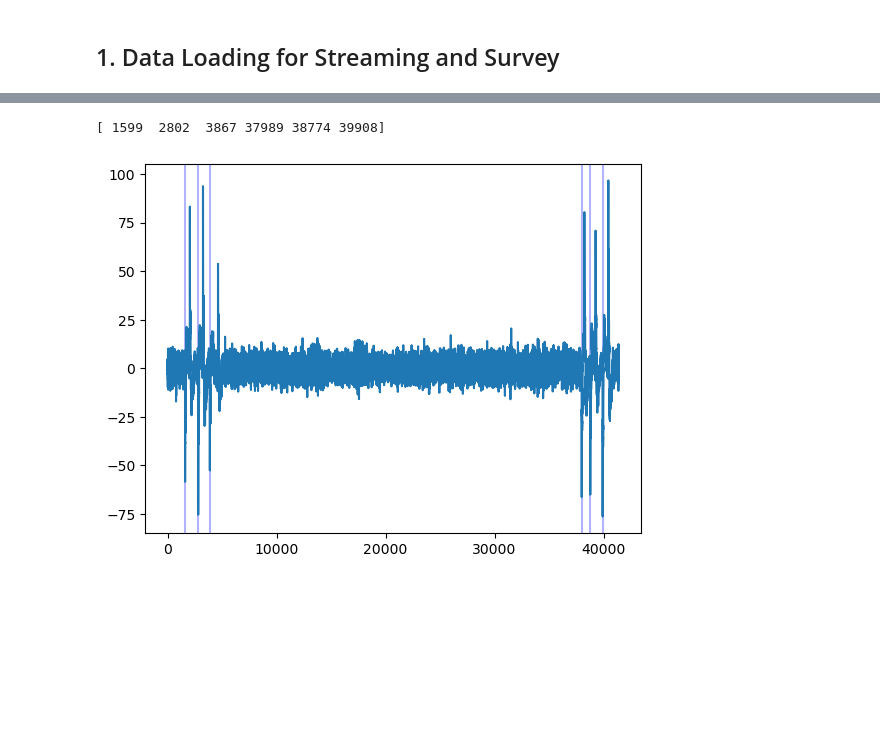
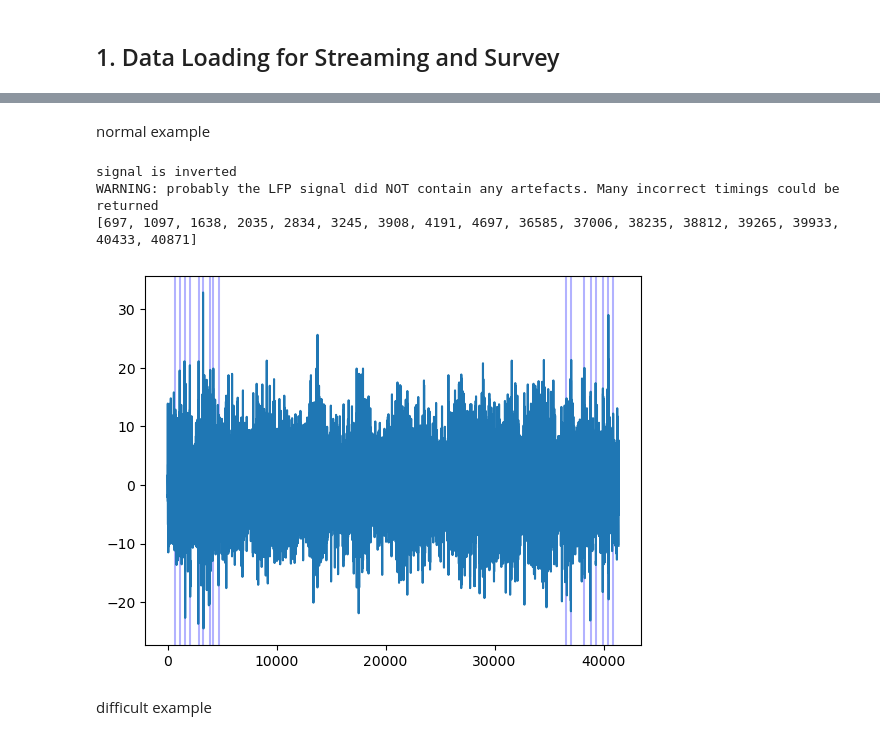
Before and after one commit to jgvhabets/PyPerceive, a Jupyter notebook: code/notebooks/sync_test.ipynb, the cells around one changed output, grey strips where cells are left out. Cells and saved outputs as stored; diff of their text form; code cells hidden in the pictures; blank space fills up the shorter version.

```diff
--- a/code/notebooks/sync_test.ipynb
+++ b/code/notebooks/sync_test.ipynb
@@ -57,9 +64,8 @@ import PerceiveImport.methods.metadata_helpers as metaHelpers
 # %%
-from scipy.signal import find_peaks
-
 def find_LFP_sync_artefact(
     lfp_data: np.ndarray, fs: int = 250,
     use_kernel: str = '1',
+    consider_first_seconds=None,
 ):
     """
     Function that finds artefacts caused by
@@ -82,6 +88,8 @@ def find_LFP_sync_artefact(
             kernel 1 is straight-forward and finds a steep decrease,
             kernel 2 mimics the steep decrease and slow
             recovery of the signal.
+        - consider_first_seconds: if given, only artefacts in the first
+            (and last) n-seconds are considered
 
     Returns:
         - list of idx: a list with all stim-artefact starts. This
@@ -111,6 +119,10 @@ def find_LFP_sync_artefact(
     # # normalise dot product results
     res = res / max(res)
 
+    # calculate a ratio between std dev and maximum during
+    # the first seconds to check whether an stim-artef was present
+    ratio_max_sd = np.max(res[:fs*20] / np.std(res[:fs*5]))
+
     # use peak of kernel dot products
     pos_idx = find_peaks(x=res, height=.5 * max(res[:fs*10]),
                         distance=fs)[0]
@@ -126,24 +138,42 @@ def find_LFP_sync_artefact(
 
     # return either POS or NEG peak-indices based on normal or inverted signal
     if not signal_inverted:
-        return pos_idx  # this is for 'normal' signal
+        stim_idx = pos_idx  # this is for 'normal' signal
 
     elif signal_inverted:
-        return neg_idx  # if signal is inverted
+        stim_idx = neg_idx
+
+    # check warn if NO STIM artefacts are suspected
+    if len(stim_idx) > 20 and ratio_max_sd < 8:
+        print('WARNING: probably the LFP signal did NOT'
+              ' contain any artefacts. Many incorrect timings'
+              ' could be returned')
+
+    if consider_first_seconds:
+        border_start = fs*consider_first_seconds
+        border_end = len(lfp_data) - (fs * consider_first_seconds)
+        sel = np.logical_or(np.array(stim_idx) < border_start,
+                             np.array(stim_idx) > border_end)
+        stim_idx = list(compress(stim_idx, sel))
+
+    return stim_idx  # if signal is inverted
 # %% [markdown]
 ## 1. Data Loading for Streaming and Survey
 # %%
 # define an example instance and fill in the values of the dataclass PerceiveData
 # choose the values you are interested in analyzing further
 
+importlib.reload(task_class)
+
 norm = main_class.PerceiveData(
     sub = "020",
     incl_modalities=['streaming',],
-    incl_session = ["fu23m"],
-    incl_condition =['m1s0'],
+    incl_session = ["fu23m", 'fu3m'],
+    incl_condition =['m1s0', 'm0s0', 'm1s1'],
     incl_task = ["rest"],
     # incl_contact = ["RingL", "SegmInterR", "SegmIntraR"],
     import_json=False,
     warn_for_metaNaNs=True,
+    allow_NaNs_in_metadata=True
 )
 # %% [output]
@@ -159,23 +223,30 @@ Ready.
+# %% [markdown]
+normal example
 # %%
 # define data
 normdata = norm.streaming.fu23m.m1s0.rest.run1.data
-ch_i = 0
+ch_i = 1
 lfp_sig = normdata.get_data()[ch_i]
 # get stim-artefact indices
 art_idx = find_LFP_sync_artefact(
     lfp_data=lfp_sig, fs=250,
     use_kernel='2',
+    consider_first_seconds=20
 )
 print(art_idx)
 for xline in art_idx:
     plt.axvline(x=xline, ymin=min(lfp_sig), ymax=max(lfp_sig),
                 color='blue', alpha=.3,)
 
 plt.plot(lfp_sig)
 
 # plt.xlim(1550, 2000)
 
 plt.show()
 # %% [output]
-[ 1599  2802  3867 37989 38774 39908]
+signal is inverted
+WARNING: probably the LFP signal did NOT contain any artefacts. Many incorrect timings could be returned
+[697, 1097, 1638, 2035, 2834, 3245, 3908, 4191, 4697, 36585, 37006, 38235, 38812, 39265, 39933, 40433, 40871]
-[figure, old version]
+[figure, new version]
+# %% [markdown]
+difficult example
```
Also changed, not shown: parts of 9 cells of this notebook.
